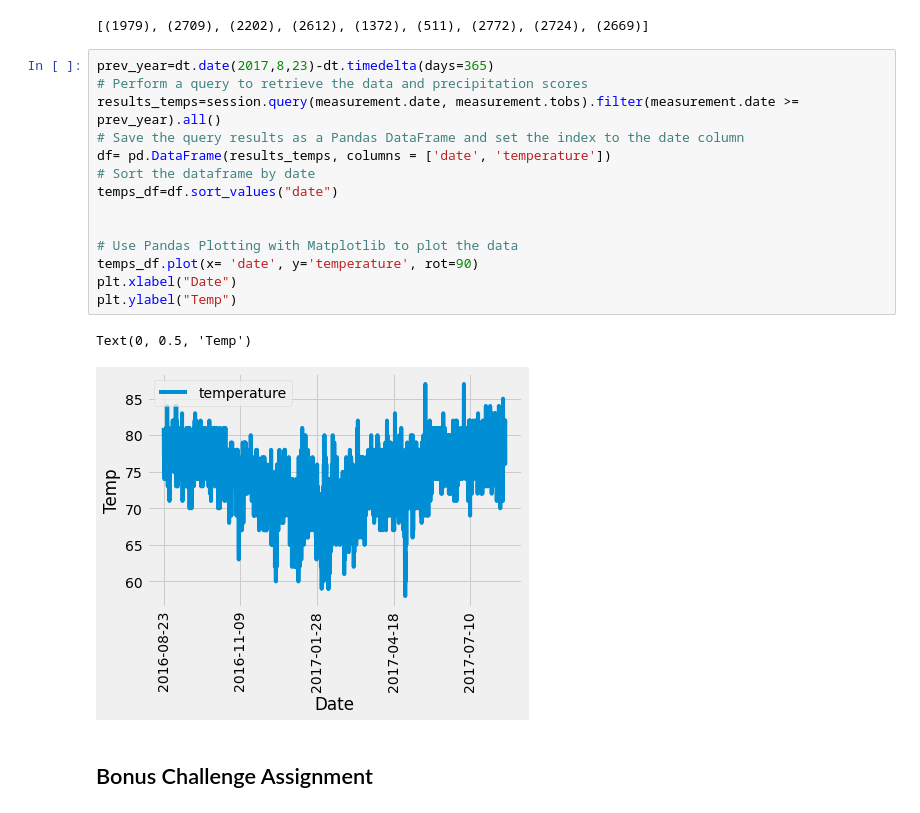
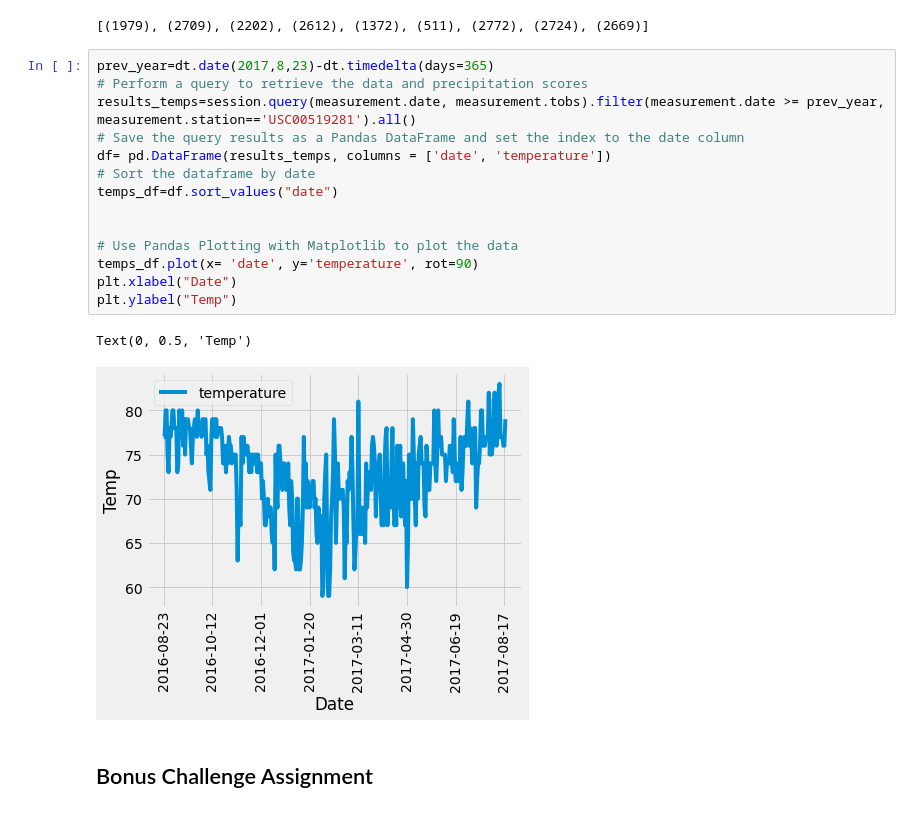
Before and after one commit to LexiJess/hawaii_weather_comparison_SQLAlchemy, a Jupyter notebook: sql_alchemy_challenge_jupyter.ipynb, the cells around one changed output. Cells and saved outputs as stored; diff of their text form.

```diff
--- a/sql_alchemy_challenge_jupyter.ipynb
+++ b/sql_alchemy_challenge_jupyter.ipynb
@@ -116,20 +116,20 @@ all()
 # %%
 prev_year=dt.date(2017,8,23)-dt.timedelta(days=365)
 # Perform a query to retrieve the data and precipitation scores
-results_temps=session.query(measurement.date, measurement.tobs).filter(measurement.date >= prev_year).all()
+results_temps=session.query(measurement.date, measurement.tobs).filter(measurement.date >= prev_year, measurement.station=='USC00519281').all()
 # Save the query results as a Pandas DataFrame and set the index to the date column
 df= pd.DataFrame(results_temps, columns = ['date', 'temperature'])
 # Sort the dataframe by date
 temps_df=df.sort_values("date")
 
 
 # Use Pandas Plotting with Matplotlib to plot the data
 temps_df.plot(x= 'date', y='temperature', rot=90)
 plt.xlabel("Date")
 plt.ylabel("Temp")
 # %% [output]
 Text(0, 0.5, 'Temp')
-[figure, old version]
+[figure, new version]
 # %% [markdown]
 ## Bonus Challenge Assignment
 # %%
```
Also changed, not shown: parts of 2 cells of this notebook.
